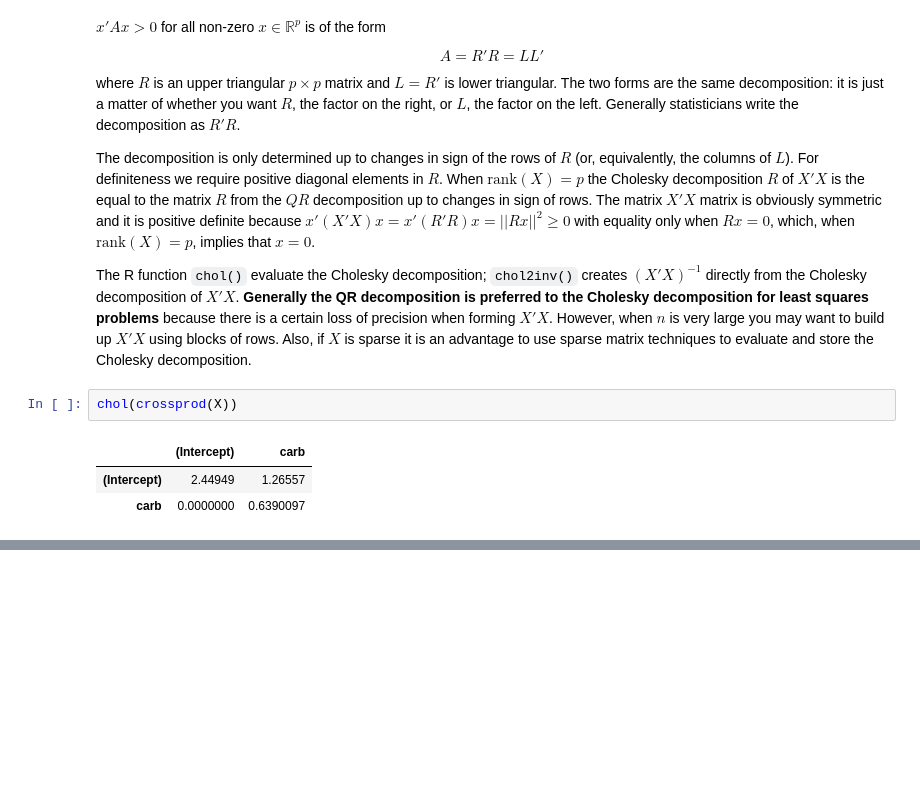
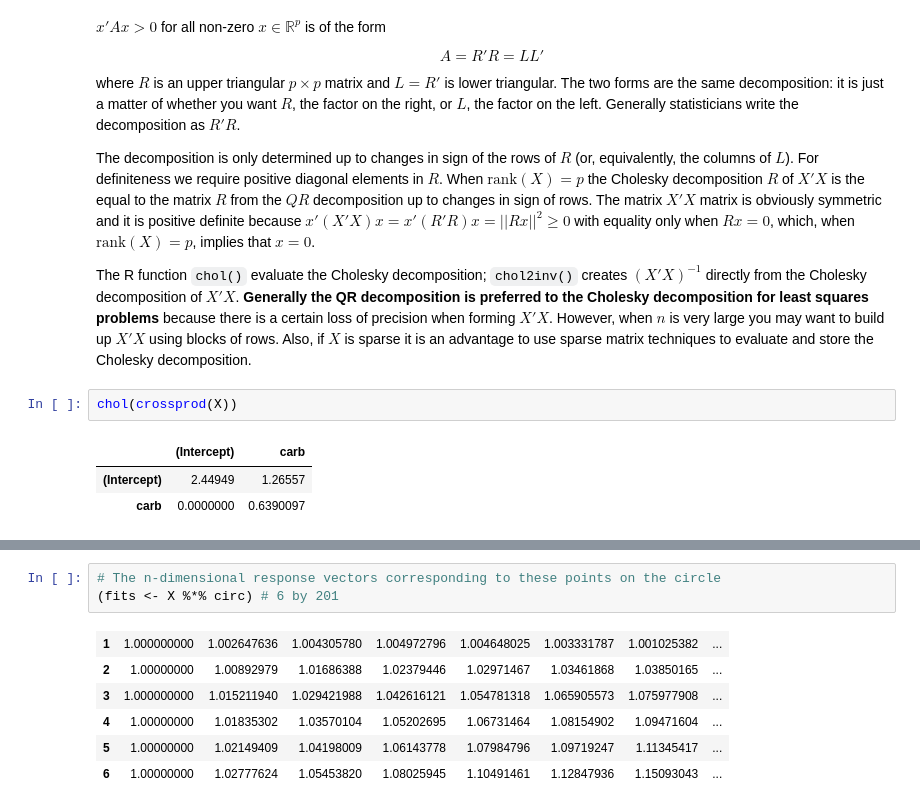
Before and after one commit to daijiang/Notes, a Jupyter notebook: Stats_notes/UW_Madison_Stat_849.ipynb, the cells around one changed output, grey strips where cells are left out. Drawn from its saved outputs; the diff is of its cells as text; blank space fills up the shorter version.

```diff
--- a/Stats_notes/UW_Madison_Stat_849.ipynb
+++ b/Stats_notes/UW_Madison_Stat_849.ipynb
@@ -282,0 +422,10 @@ chol(crossprod(X))
+# %%
+# The n-dimensional response vectors corresponding to these points on the circle
+(fits <- X %*% circ) # 6 by 201
+# %% [output]
+| 1 | 1.000000000 | 1.002647636 | 1.004305780 | 1.004972796 | 1.004648025 | 1.003331787 | 1.001025382 | ... |
+| 2 | 1.00000000 | 1.00892979 | 1.01686388 | 1.02379446 | 1.02971467 | 1.03461868 | 1.03850165 | ... |
+| 3 | 1.000000000 | 1.015211940 | 1.029421988 | 1.042616121 | 1.054781318 | 1.065905573 | 1.075977908 | ... |
+| 4 | 1.00000000 | 1.01835302 | 1.03570104 | 1.05202695 | 1.06731464 | 1.08154902 | 1.09471604 | ... |
+| 5 | 1.00000000 | 1.02149409 | 1.04198009 | 1.06143778 | 1.07984796 | 1.09719247 | 1.11345417 | ... |
+| 6 | 1.00000000 | 1.02777624 | 1.05453820 | 1.08025945 | 1.10491461 | 1.12847936 | 1.15093043 | ... |
```
Also changed, not shown: parts of 16 cells of this notebook.
